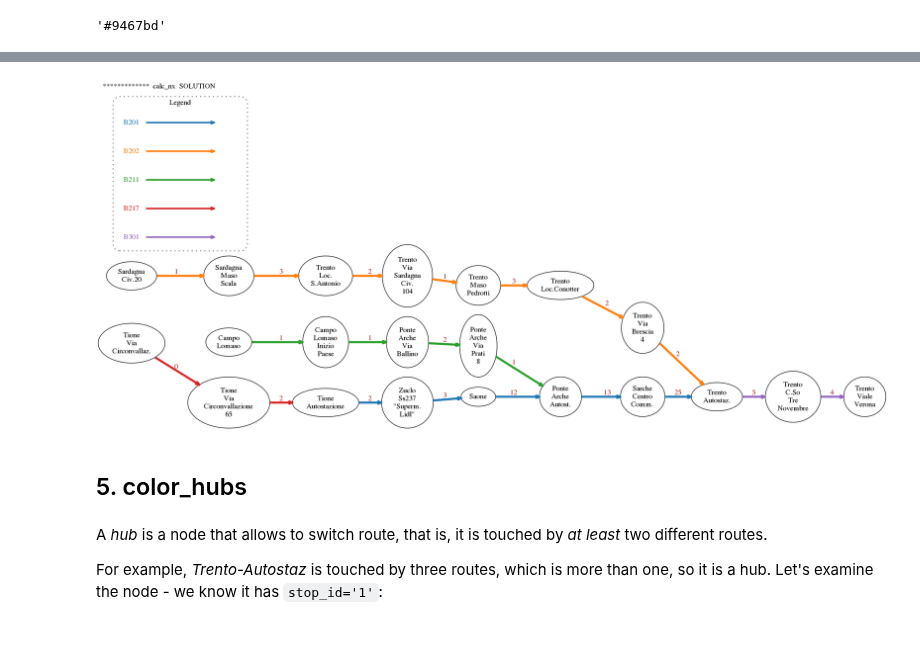
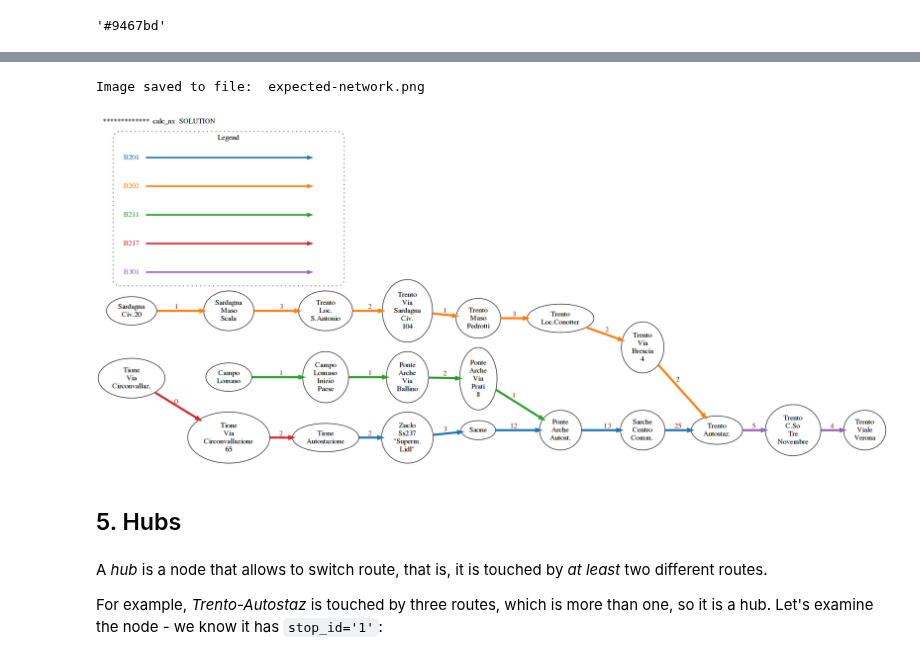
Before and after one commit to DavidLeoni/softpython-en, a Jupyter notebook: projects/bus-network/bus-network-sol.ipynb, the cells around one changed output, grey strips where cells are left out. Saved outputs shown, nothing was run; the diff lists cells and outputs as text; code cells hidden in the pictures.

Commit message:
project bus-network: minor fixes

```diff
--- a/projects/bus-network/bus-network-sol.ipynb
+++ b/projects/bus-network/bus-network-sol.ipynb
@@ -175,21 +187,16 @@ Implement `extract_routes` function:
 # %%
-
+#jupman-purge-output
 import networkx as nx
 from soft import draw_nx
 
-stops = load_stops()
-
-def extract_routes(stops):
-    """ Extract all route_short_name from the stops list and RETURN
-        an alphabetically sorted list of them, without duplicates
-        (see example)
-
-    """
+def extract_routes(stps):
     #jupman-raise
     s = set()
-    for diz in stops:
+    for diz in stps:
         s.add(diz['route_short_name'])
     ret = list(s)
     ret.sort()
     return ret
     #/jupman-raise
+
+extract_routes(stops)
@@ -206,13 +210,9 @@ Implement this function:
 # %%
-
+#jupman-purge-output
 def to_int_min(time_string):
-    """
-        Takes a time string in the format like 08:27:42
-        and RETURN the time since midnight in minutes, ignoring
-        the seconds (es 507)
-    """
     #jupman-raise
     hours = int(time_string[0:2])
     mins = int(time_string[3:5])
     return (hours * 60 + mins)
     #/jupman-raise
+to_int_min('08:27:42')
@@ -261,10 +267,6 @@ Now implement this function:
 # %%
+#jupman-purge-output
 def get_legend_edges():
-    """
-        RETURN a list of dictionaries, where each dictionary represent a route
-        with label and associated color. Dictionaries are in the order returned by
-        extract_routes() function.
-    """
     #jupman-raise
     legend_edges = []
     i = 0
@@ -278,3 +280,5 @@ def get_legend_edges():
         i += 1
     return legend_edges
     #/jupman-raise
+
+get_legend_edges()
@@ -309,4 +313,5 @@ Implement function `calc_nx` which RETURN a NetworkX DiGraph representing the bu
 # %%
+#jupman-purge-output
 
 def calc_nx(stops):
     #jupman-raise
@@ -330,41 +335,47 @@ def calc_nx(stops):
         prev_diz = None
 
         for diz in stops:
 
             if diz['route_short_name'] == route_short_name:
 
                 G.add_node( diz['stop_id'],
                             label=diz['stop_name'].replace(' ', '\n').replace('-','\n'),
                             color='black',
                             fontcolor='black')
 
                 if prev_diz:
 
                     G.add_edge(prev_diz['stop_id'], diz['stop_id'])
                     delta_time = to_int_min(diz['arrival_time']) - to_int_min(prev_diz['arrival_time'])
 
                     edge = G[prev_diz['stop_id']][diz['stop_id']]
                     edge['weight'] = delta_time
                     edge['label'] = str(delta_time)
 
                     edge['route_short_name'] = route_short_name
 
                     edge['color'] =  get_color(i, len(routes))
                     edge['penwidth']= 4
 
 
                 prev_diz = diz
         i += 1
     return G
     #/jupman-raise
+
+G = calc_nx(stops)
+
+draw_nx(G, get_legend_edges(),
+#jupman-purge
+        save_to='expected-network.png'
+#/jupman-purge
+)
+#/jupman-purge
+# %% [output]
+Image saved to file:  expected-network.png
+[figure, added]
-# %%
-G = calc_nx(stops)
-
-draw_nx(G, get_legend_edges())
-# %% [output]
-[figure, removed]
 # %% [markdown]
-## 5. color_hubs
+## 5. Hubs
 # %% [markdown]
 A _hub_ is a node that allows to switch route, that is, it is touched by _at least_ two different routes.
 
```
Also changed, not shown: parts of 24 cells of this notebook, 3 other files.
